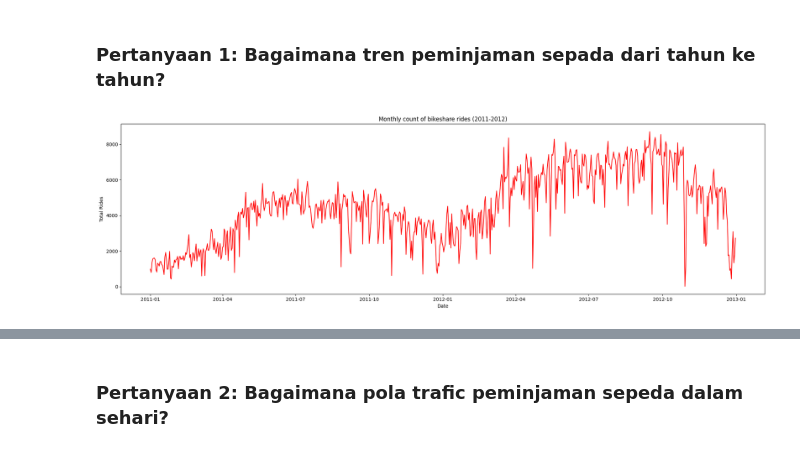
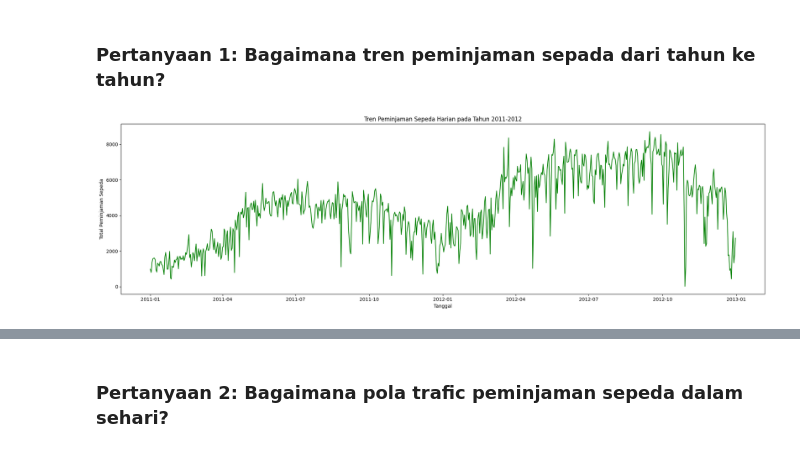
Before and after one commit to febriananursyifarizqi/Bike-Sharing-Dashboard, a Jupyter notebook: notebook.ipynb, the cells around one changed output, grey strips where cells are left out. Cells and saved outputs as stored; diff of their text form; code cells hidden in the pictures.

```diff
--- a/notebook.ipynb
+++ b/notebook.ipynb
@@ -375,18 +372,16 @@ Name: cnt, dtype: float64
 # %% [markdown]
 ### Pertanyaan 1: Bagaimana tren peminjaman sepada dari tahun ke tahun?
 # %%
+# Gambar 1.1: Tren Peminjaman Sepeda Harian pada Tahun 2011-2012
 plt.figure(figsize=(20,6))
 
-# Create a line plot using the sns.lineplot() function
-sns.lineplot(x="dteday", y="cnt", data=day_df, color='red')
+sns.lineplot(x="dteday", y="cnt", data=day_df, color='green')
 
-# Add labels and a title to the plot
-plt.xlabel("Date")
-plt.ylabel("Total Rides")
-plt.title("Monthly count of bikeshare rides (2011-2012)")
+plt.xlabel("Tanggal")
+plt.ylabel("Total Peminjaman Sepeda")
+plt.title("Tren Peminjaman Sepeda Harian pada Tahun 2011-2012")
 
-# Show the plot
 plt.tight_layout()
 plt.show()
 # %% [output]
-[figure, old version]
+[figure, new version]
```
Also changed, not shown: parts of 54 cells of this notebook, 1 other file.
